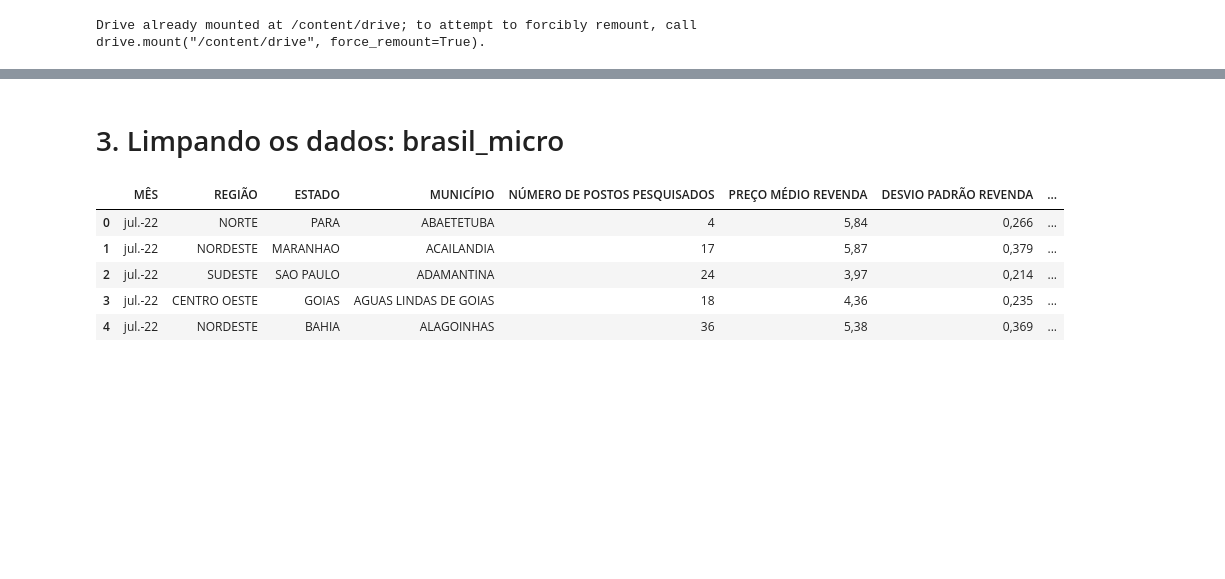
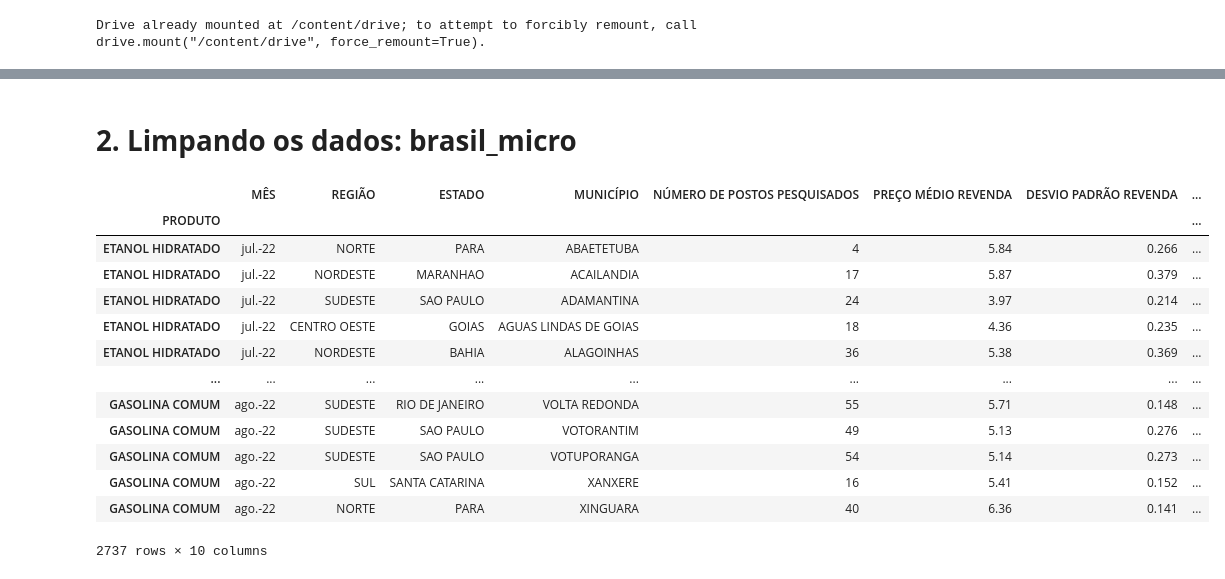
Before and after one commit to joaovictojuliao/Squad-2-M4, a Jupyter notebook: Resilia_M4_Projeto_Final_dados_ANP.ipynb, the cells around one changed output, grey strips where cells are left out. Saved outputs shown, nothing was run; the diff lists cells and outputs as text; code cells hidden in the pictures; blank space fills up the shorter version.

```diff
--- a/Resilia_M4_Projeto_Final_dados_ANP.ipynb
+++ b/Resilia_M4_Projeto_Final_dados_ANP.ipynb
@@ -12,0 +14,3 @@ import pandas as pd
+# %%
+# Importando dados das regiões, estados e municípios
+brasil_micro = pd.read_csv("/content/drive/MyDrive/Resilia - Módulo 4 - Projeto Final /CSV/Região, Estados e Municípios - 2022 - POR MÊS.csv")
@@ -74,4 +78,4 @@ brasil_micro['ESTADO'].nunique()
 # %% [markdown]
-# 3. Limpando os dados: brasil_micro
+# **2. Limpando os dados: brasil_micro**
 # %%
 # Eliminando os combustíveis desnecessários para a análise:
@@ -90,12 +87,29 @@ brasil_micro_ago = brasil_micro[brasil_micro['MÊS'] == 'ago.-22']
 # %%
+#Filtrando apenas o período que queremos: julho e agosto de 2022
+
+#Filtrando julho de 2022
+brasil_micro_julho = brasil_micro[brasil_micro['MÊS'] == 'jul.-22']
+
+#Filtrando agosto de 2022
+brasil_micro_ago = brasil_micro[brasil_micro['MÊS'] == 'ago.-22']
+
 #Fazendo a junção dos dois períodos (julho + agosto) em um único dataframe:
-brasil_micro = pd.merge(brasil_micro_julho, brasil_micro_ago, how='outer')
+brasil_micro = pd.concat([brasil_micro_julho, brasil_micro_ago])
+
+#Visualizando o novo dataframe:
+brasil_micro
+# %% [output]
+|  | MÊS | REGIÃO | ESTADO | MUNICÍPIO | NÚMERO DE POSTOS PESQUISADOS | PREÇO MÉDIO REVENDA | DESVIO PADRÃO REVENDA | ... |
+| PRODUTO |  |  |  |  |  |  |  | ... |
+| ETANOL HIDRATADO | jul.-22 | NORTE | PARA | ABAETETUBA | 4 | 5.84 | 0.266 | ... |
+| ETANOL HIDRATADO | jul.-22 | NORDESTE | MARANHAO | ACAILANDIA | 17 | 5.87 | 0.379 | ... |
+| ETANOL HIDRATADO | jul.-22 | SUDESTE | SAO PAULO | ADAMANTINA | 24 | 3.97 | 0.214 | ... |
+| ETANOL HIDRATADO | jul.-22 | CENTRO OESTE | GOIAS | AGUAS LINDAS DE GOIAS | 18 | 4.36 | 0.235 | ... |
+| ETANOL HIDRATADO | jul.-22 | NORDESTE | BAHIA | ALAGOINHAS | 36 | 5.38 | 0.369 | ... |
+| ... | ... | ... | ... | ... | ... | ... | ... | ... |
+| GASOLINA COMUM | ago.-22 | SUDESTE | RIO DE JANEIRO | VOLTA REDONDA | 55 | 5.71 | 0.148 | ... |
+| GASOLINA COMUM | ago.-22 | SUDESTE | SAO PAULO | VOTORANTIM | 49 | 5.13 | 0.276 | ... |
+| GASOLINA COMUM | ago.-22 | SUDESTE | SAO PAULO | VOTUPORANGA | 54 | 5.14 | 0.273 | ... |
+| GASOLINA COMUM | ago.-22 | SUL | SANTA CATARINA | XANXERE | 16 | 5.41 | 0.152 | ... |
+| GASOLINA COMUM | ago.-22 | NORTE | PARA | XINGUARA | 40 | 6.36 | 0.141 | ... |
+2737 rows × 10 columns
-# %%
-brasil_micro.head() #Não está mostrando a coluna 'produto'
-# %% [output]
-|  | MÊS | REGIÃO | ESTADO | MUNICÍPIO | NÚMERO DE POSTOS PESQUISADOS | PREÇO MÉDIO REVENDA | DESVIO PADRÃO REVENDA | ... |
-| 0 | jul.-22 | NORTE | PARA | ABAETETUBA | 4 | 5,84 | 0,266 | ... |
-| 1 | jul.-22 | NORDESTE | MARANHAO | ACAILANDIA | 17 | 5,87 | 0,379 | ... |
-| 2 | jul.-22 | SUDESTE | SAO PAULO | ADAMANTINA | 24 | 3,97 | 0,214 | ... |
-| 3 | jul.-22 | CENTRO OESTE | GOIAS | AGUAS LINDAS DE GOIAS | 18 | 4,36 | 0,235 | ... |
-| 4 | jul.-22 | NORDESTE | BAHIA | ALAGOINHAS | 36 | 5,38 | 0,369 | ... |
```
Also changed, not shown: parts of 38 cells of this notebook.
